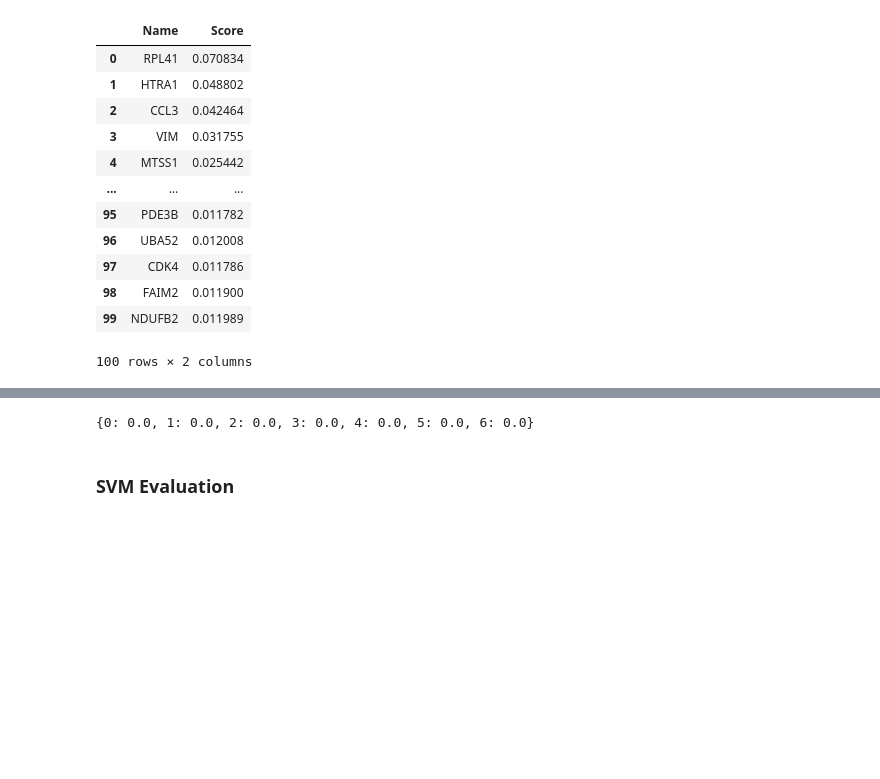
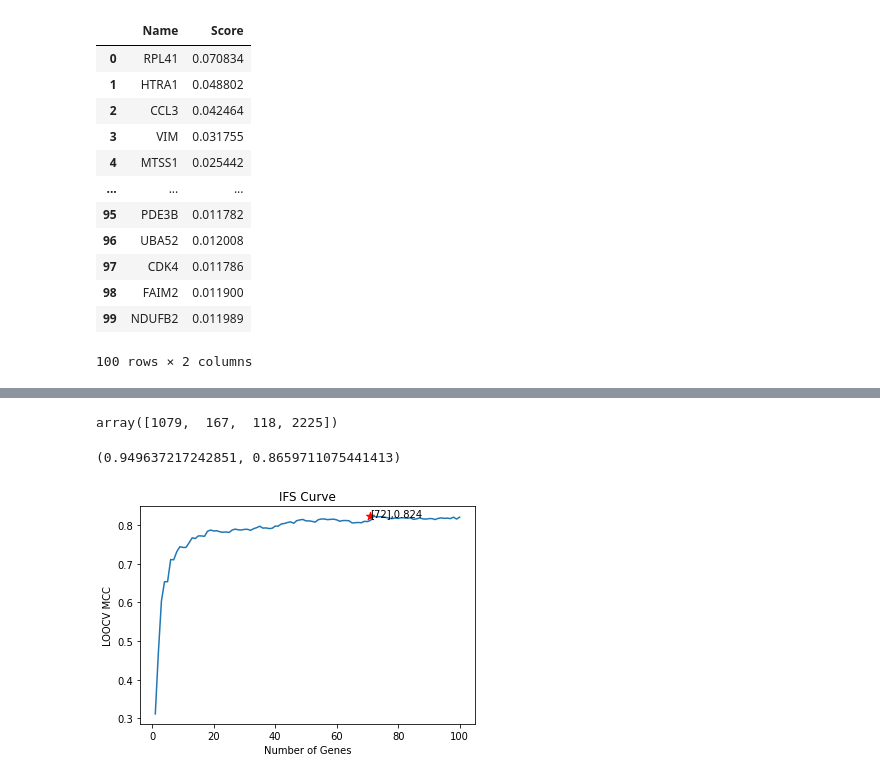
Before and after one commit to Dparanou/signle-cell-glioblastoma-analysis, a Jupyter notebook: pipeline.ipynb, the cells around one changed output, grey strips where cells are left out. Drawn from its saved outputs; the diff is of its cells as text; code cells hidden in the pictures; blank space fills up the shorter version.

Commit message:
finish svms, t-sne and plots

```diff
--- a/pipeline.ipynb
+++ b/pipeline.ipynb
@@ -255,6 +222,27 @@ Mathew cor_coef for 49 genes is: 0.8152407943406096
-# %%
-math_cor_coef
-# %% [output]
-{0: 0.0, 1: 0.0, 2: 0.0, 3: 0.0, 4: 0.0, 5: 0.0, 6: 0.0}
-# %% [markdown]
-### SVM Evaluation
+# %%
+confusion = confusion_matrix(y_true_dict[71], y_pred_dict[71])
+confusion.ravel()
+# [True Negatives (TN), False Positives (FP), False Negatives (FN), True Positives (TP)]
+# %% [output]
+array([1079,  167,  118, 2225])
+# %%
+recall_sensitivity = recall_score(y_true_dict[71], y_pred_dict[71], pos_label=1)
+recall_specificity = recall_score(y_true_dict[71], y_pred_dict[71], pos_label=0)
+recall_sensitivity, recall_specificity
+# %% [output]
+(0.949637217242851, 0.8659711075441413)
+# %%
+cor_acc = pd.read_csv('svm_math_cor.txt', delimiter=",", header=None, names=['Genes', "Cor", "Accuracy"])
+corr = cor_acc[['Cor']].to_numpy()
+num_genes = cor_acc[['Genes']].to_numpy()
+acc = cor_acc[['Accuracy']].to_numpy()
+# %%
+plt.plot(num_genes, corr)
+plt.scatter(np.where(cor_acc["Cor"] == np.amax(cor_acc["Cor"]))[0], np.amax(cor_acc["Cor"]), s=70, marker='*', c='red')
+plt.annotate(str(np.where(cor_acc["Cor"] == np.amax(cor_acc["Cor"]))[0] + 1) + ',' + str(round(np.amax(cor_acc["Cor"]), 3)), (np.where(cor_acc["Cor"] == np.amax(cor_acc["Cor"]))[0], np.amax(cor_acc["Cor"])))
+plt.xlabel("Number of Genes")
+plt.ylabel("LOOCV MCC")
+plt.title("IFS Curve")
+plt.show()
+# %% [output]
+[figure, added]
```
Also changed, not shown: parts of 10 cells of this notebook, 6 other files.
